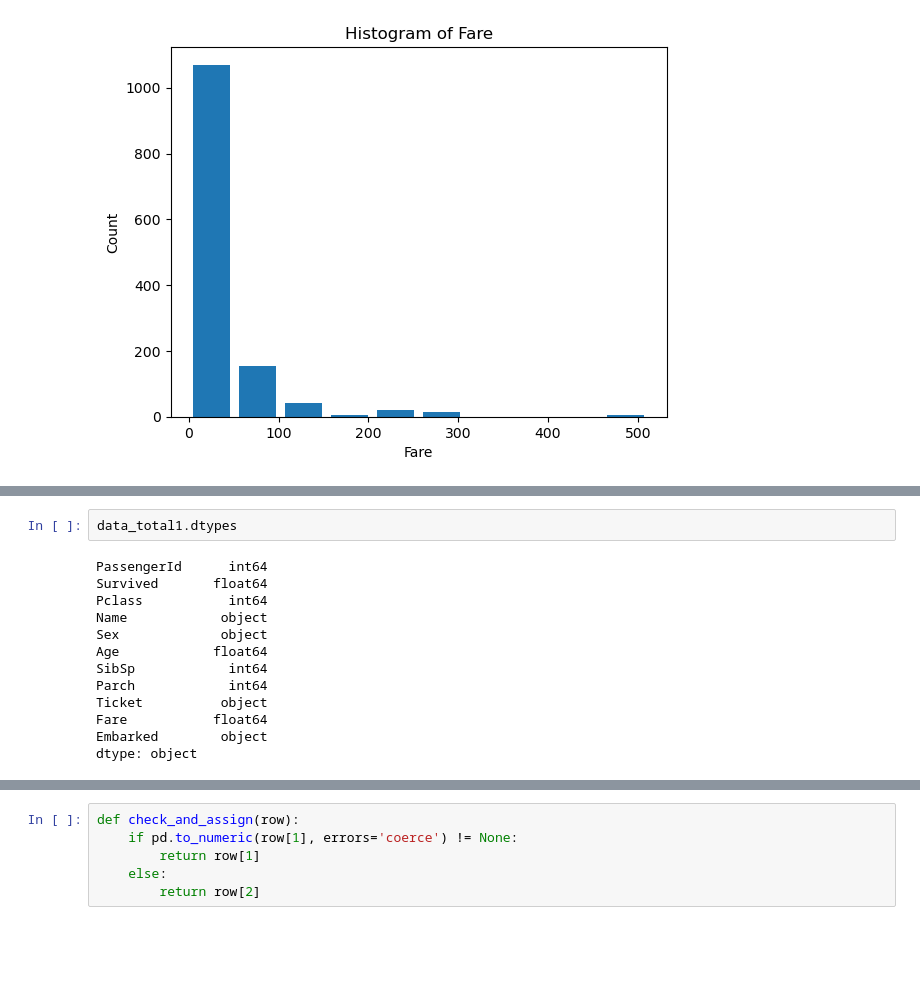
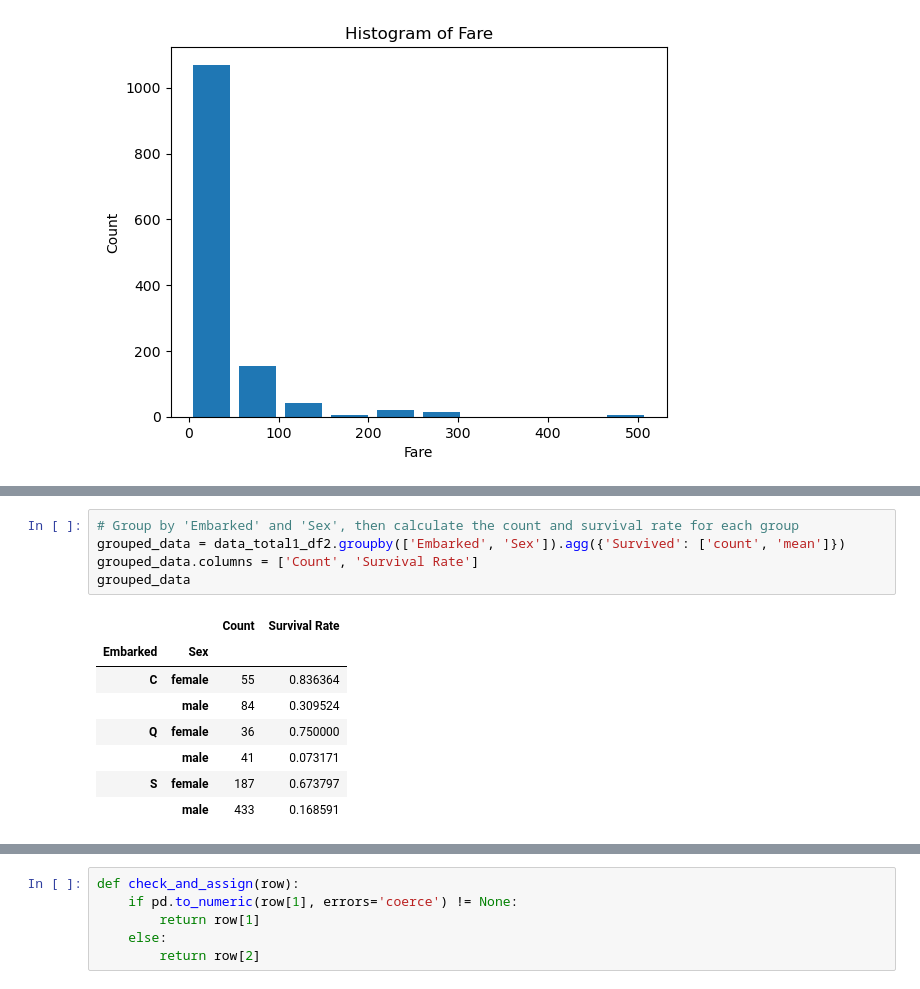
Before and after one commit to sydneycally-inclane-2812/titanic-survival-analysis, a Jupyter notebook: titanicSurvivalAnalysis.ipynb, the cells around one changed output, grey strips where cells are left out. Drawn from its saved outputs; the diff is of its cells as text; blank space fills up the shorter version.

```diff
--- a/titanicSurvivalAnalysis.ipynb
+++ b/titanicSurvivalAnalysis.ipynb
@@ -269,16 +286,15 @@ See the caveats in the documentation: https://pandas.pydata.org/pandas-docs/stab
-# %%
-data_total1.dtypes
-# %% [output]
-PassengerId      int64
-Survived       float64
-Pclass           int64
-Name            object
-Sex             object
-Age            float64
-SibSp            int64
-Parch            int64
-Ticket          object
-Fare           float64
-Embarked        object
-dtype: object
+# %%
+# Group by 'Embarked' and 'Sex', then calculate the count and survival rate for each group
+grouped_data = data_total1_df2.groupby(['Embarked', 'Sex']).agg({'Survived': ['count', 'mean']})
+grouped_data.columns = ['Count', 'Survival Rate']
+grouped_data
+# %% [output]
+|  |  | Count | Survival Rate |
+| Embarked | Sex |  |  |
+| C | female | 55 | 0.836364 |
+|  | male | 84 | 0.309524 |
+| Q | female | 36 | 0.750000 |
+|  | male | 41 | 0.073171 |
+| S | female | 187 | 0.673797 |
+|  | male | 433 | 0.168591 |
 # %%
```
Also changed, not shown: parts of 18 cells of this notebook.
